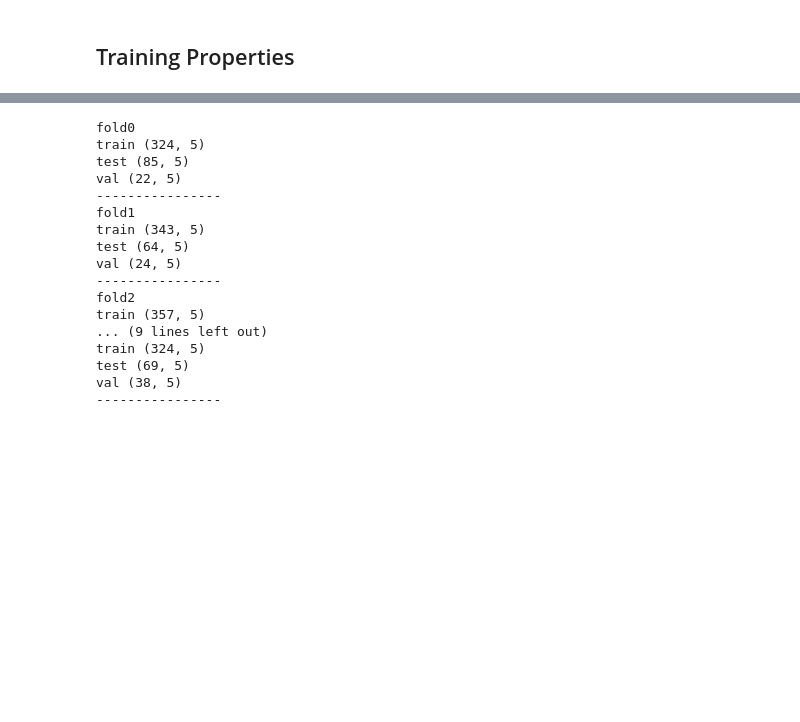
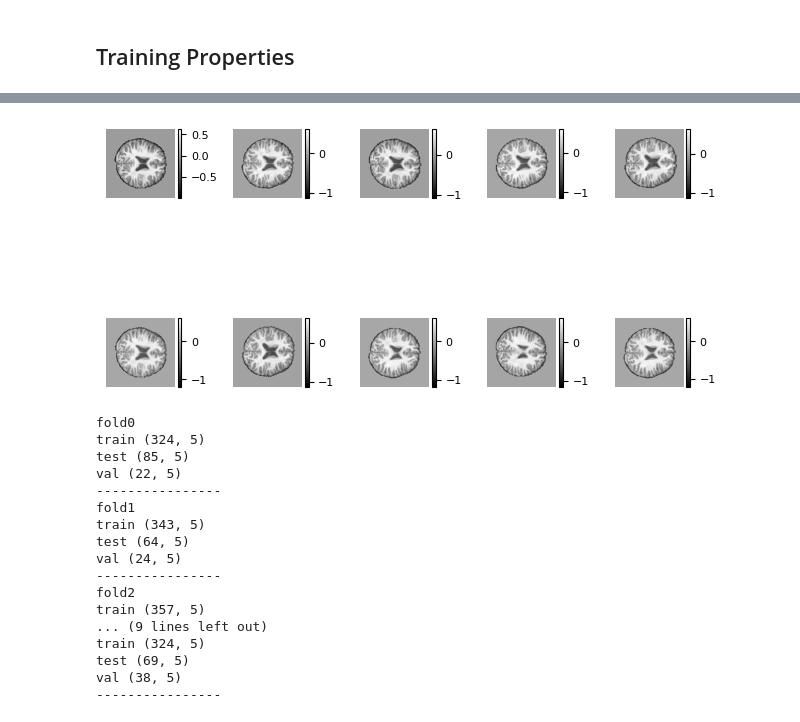
Before and after one commit to Andjelaaaa/longitudinal-neighbourhood-embedding, a Jupyter notebook: src/visualization.ipynb, the cells around one changed output, grey strips where cells are left out. Saved outputs shown, nothing was run; the diff lists cells and outputs as text; code cells hidden in the pictures; blank space fills up the shorter version.

```diff
--- a/src/visualization.ipynb
+++ b/src/visualization.ipynb
@@ -44,3 +110,40 @@ sub-001 (5,)
+# %%
+size = '128'
+data_format = f'uncrop_{size}'
+aug_data_path = f'/media/andjela/SeagatePor1/LSSL/data/{data_format}/CP_longitudinal_img_aug.h5'
+data_aug = h5py.File(aug_data_path, 'r')
+# print(np.array(data_aug), np.array(data_aug).shape)
+sub_1 = np.array(data_aug['sub-001'])
+# print('sub-001', sub_1.shape)
+# print(sub_1)
+# print(np.array(data_aug['sub-001']['sub-001_ses-002_rigid_T1w_64.nii.gz']).shape)
+img = np.array(data_aug['sub-001'][f'sub-001_ses-002_rigid_T1w_{size}.nii.gz'])
+# Extract the slice from the image data
+slice_index = 64
+aug_index = 2
+slice_data_img = img[aug_index, :, :, slice_index]
+
+# Create a figure and an array of subplots
+fig, axes = plt.subplots(2, 5, gridspec_kw={'height_ratios': [2, 5]})#, sharex=True, sharey=True)# gridspec_kw={'height_ratios': [2, 5]})
+
+# Iterate over each subplot and plot the data
+for i, ax in enumerate(axes.flat):
+    # im = ax.imshow(np.zeros((64,64)))
+    im = ax.imshow(img[i, :, :, slice_index], cmap='gray')  # Plot the data
+    cbar = fig.colorbar(im, ax=ax, fraction=0.046, pad=0.04)  # Add colorbar to subplot
+    cbar.ax.tick_params(labelsize=8)  # Adjust colorbar tick label size
+    ax.axis('off')
+
+# Adjust the spacing between subplots
+fig.tight_layout()
+
+# plt.subplots_adjust(wspace=0, hspace=0)
+
+
+# Show the plot
+plt.show()
+# %% [output]
+[figure, added]
 # %%
 folds = 5
 splits = ['train', 'test', 'val']
```
Also changed, not shown: parts of 9 cells of this notebook, 6 other files.
